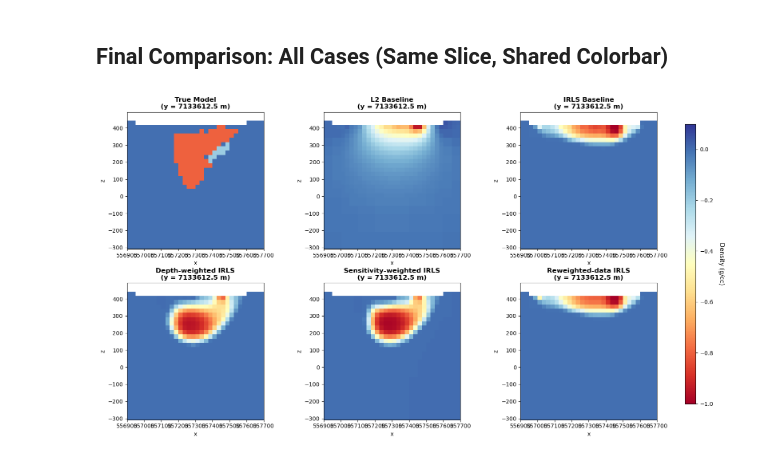
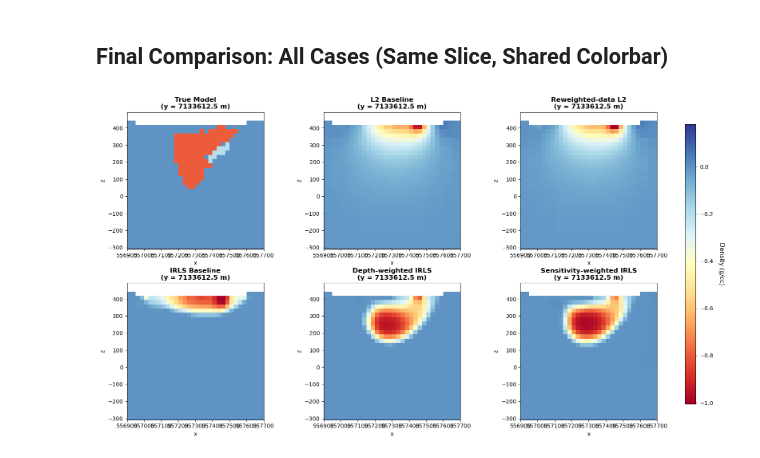
Before and after one commit to liam-IllI/EOSC454-Project-2026, a Jupyter notebook: gravity/Geological_model_Inversion/geological_model.ipynb, the cells around one changed output. Cells and saved outputs as stored; diff of their text form; code cells hidden in the pictures.

```diff
--- a/gravity/Geological_model_Inversion/geological_model.ipynb
+++ b/gravity/Geological_model_Inversion/geological_model.ipynb
@@ -1507,6 +1933,40 @@ plt.show()
+# %%
+# Purpose: Build a shared density normalization across all inversion cases so the final comparison uses consistent colors.
+
+# Shared density normalization across all inversion cases
+rho_true = np.zeros_like(true_geology, dtype=float)
+rho_true[true_geology == 0] = 0.0
+rho_true[true_geology == 1] = -0.8
+rho_true[true_geology == 2] = -0.2
+rho_true_active = rho_true[active_cells]
+
+shared_model_list = [
+    rho_true_active,
+    recovered_model,
+    recovered_reweighted_l2_model,
+    recovered_IRLS_model,
+    recovered_depth_model,
+    recovered_irls_sens_model,
+]
+
+if "irls_norm_results" in globals():
+    shared_model_list.extend([case["model"] for case in irls_norm_results])
+if "depth_irls_norm_results" in globals():
+    shared_model_list.extend([case["model"] for case in depth_irls_norm_results])
+if "sens_irls_norm_results" in globals():
+    shared_model_list.extend([case["model"] for case in sens_irls_norm_results])
+
+shared_model_values = np.concatenate(shared_model_list)
+
+norm_model_shared = mpl.colors.Normalize(
+    vmin=np.min(shared_model_values),
+    vmax=np.max(shared_model_values),
+)
 # %% [markdown]
 ## Final Comparison: All Cases (Same Slice, Shared Colorbar)
 # %%
+# Purpose: Plot the true model and all main inversion results together on the same slice for a final side-by-side comparison.
+
 # Plot True + all inversion cases on the same Y-slice with a shared colorbar
 fig, ax = plt.subplots(2, 3, figsize=(18, 10))
 ax = ax.ravel()
@@ -1519,39 +1979,36 @@ y_val = mesh.cell_centers_y[y_idx]
 models = [
     ("True Model", rho_true_active),
     ("L2 Baseline", recovered_model),
+    ("Reweighted-data L2", recovered_reweighted_l2_model),
     ("IRLS Baseline", recovered_IRLS_model),
     ("Depth-weighted IRLS", recovered_depth_model),
     ("Sensitivity-weighted IRLS", recovered_irls_sens_model),
-    ("Reweighted-data IRLS", recovered_irls_reweighted_model),
 ]
 
-# Shared color scale across all panels
-all_models = np.concatenate([m for _, m in models])
-vmin = np.min(all_models)
-vmax = np.max(all_models)
-norm = mpl.colors.Normalize(vmin=vmin, vmax=vmax)
+# Use the same density normalization as the individual case plots
+norm = norm_model_shared
 
 for i, (title, model_data) in enumerate(models):
     mesh.plot_slice(
         plotting_Map * model_data,
         normal="Y",
         ax=ax[i],
         ind=y_idx,
         grid=False,
         pcolor_opts={"cmap": mpl.cm.RdYlBu, "norm": norm},
     )
     ax[i].set_title(f"{title}\n(y = {y_val:.1f} m)", fontsize=12, fontweight="bold")
     ax[i].set_aspect(1)
 
 # Shared colorbar
 fig.subplots_adjust(right=0.90, wspace=0.20, hspace=0.25)
 cbar_ax = fig.add_axes([0.92, 0.15, 0.015, 0.7])
 cbar = mpl.colorbar.ColorbarBase(
     cbar_ax, norm=norm, orientation="vertical", cmap=mpl.cm.RdYlBu
 )
 cbar.set_label("Density (g/cc)", rotation=270, labelpad=20, fontsize=11)
 cbar.ax.tick_params(labelsize=10)
 
 plt.show()
 # %% [output]
-[figure, old version]
+[figure, new version]
```
Also changed, not shown: parts of 51 cells of this notebook, 12 other files.
